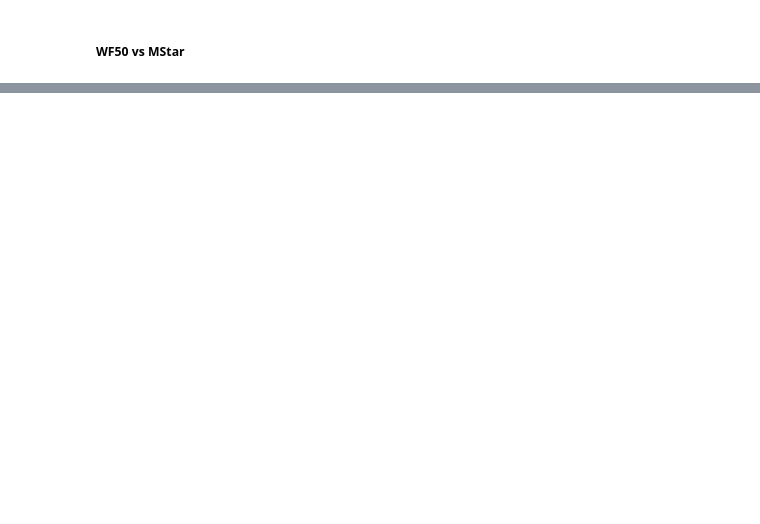
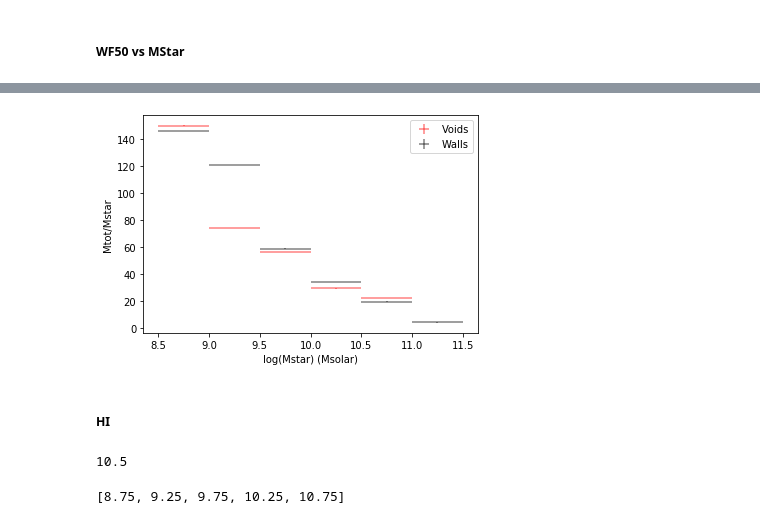
Before and after one commit to usiam/Summer-20_Galactic-Rotation-Curves-And-Dark-Matter, a Jupyter notebook: 07.mass_WF50_scatter_and_median_plots.ipynb, the cells around one changed output, grey strips where cells are left out. Saved outputs shown, nothing was run; the diff lists cells and outputs as text; code cells hidden in the pictures; blank space fills up the shorter version.

```diff
--- a/07.mass_WF50_scatter_and_median_plots.ipynb
+++ b/07.mass_WF50_scatter_and_median_plots.ipynb
@@ -193,0 +510,32 @@ plt.show()
+# %%
+def bin_midpoints(lower, upper, bin_size):
+
+    bin_num = int((upper - lower)/bin_size)
+    midpoints = []
+    for i in range(bin_num):
+        midpoints.append(lower + bin_size*(i + 0.5))
+        # for every bin: midpoint = lower_bound_ofthatbin + bin_size/2
+        # lower_bound_ofthatbin = lowest_bound + bin# * bin_size
+
+    return midpoints
+# %%
+def bin_correction(l, d):
+    empty = []
+    ind = []
+    e = []
+    if d is not empty:
+        for i in range(len(l)):
+            if l[i] == -999.0:
+                ind.append(i)
+
+        for i in range(len(d)):
+            if i in ind:
+                continue
+            else:
+                e.append(d[i])
+
+    while -999.0 in l:
+        bin_num = l.index(-999.0)
+        l.remove(-999.0)
+
+    return l, e
@@ -193,0 +580,15 @@ plt.show()
+# %%
+plt.errorbar(voids_center_mstar, voids_Mtot_mstar_bins_medians, xerr = voids_center_mstar_err, yerr = voids_Mtot_mstar_bins_medians_err, fmt ='none', color = 'red', alpha = 0.5, label = 'Voids')
+plt.errorbar(walls_center_mstar, walls_Mtot_mstar_bins_medians, xerr = walls_center_mstar_err, yerr = walls_Mtot_mstar_bins_medians_err, fmt ='none', color = 'black', alpha = 0.5, label = 'Walls')
+#plt.plot(x_data_voids_MTotal_median, y_data_voids_MTotal_median_line, '-r*', label = 'Voids')
+#plt.plot(x_data_walls_MTotal_median, y_data_walls_MTotal_median_line, '->', color = 'black', label = 'Walls')
+#plt.plot(x_data_MTotal_median, y_data_MTotal_median_line, '-^', color = 'green', label = 'ALL')
+plt.xlabel('log(Mstar) (Msolar)')
+plt.ylabel('Mtot/Mstar')
+plt.legend()
+
+plt.show()
+# %% [output]
+[figure, added]
+# %% [markdown]
+##### HI
@@ -193,0 +647,4 @@ plt.show()
+# %%
+print(voids_upper_mHI)
+# %% [output]
+10.5
@@ -193,0 +697,4 @@ plt.show()
+# %%
+print(walls_center_mHI)
+# %% [output]
+[8.75, 9.25, 9.75, 10.25, 10.75]
```
Also changed, not shown: parts of 40 cells of this notebook.
